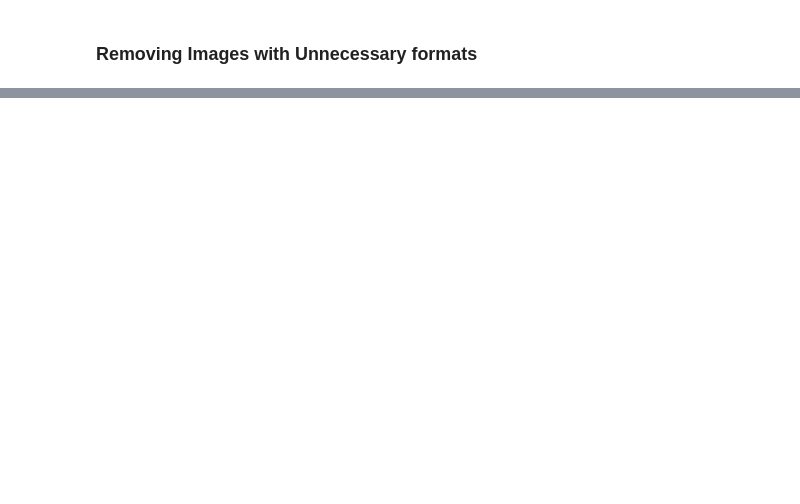
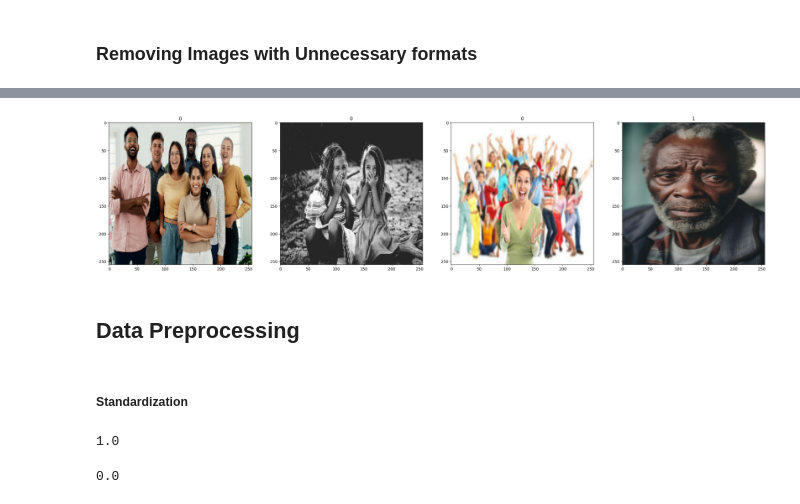
Before and after one commit to sineshawl/Simple-Image-Classifier-Using-Deep-Learning, a Jupyter notebook: image-classifier.ipynb, the cells around one changed output, grey strips where cells are left out. Drawn from its saved outputs; the diff is of its cells as text; code cells hidden in the pictures; blank space fills up the shorter version.

```diff
--- a/image-classifier.ipynb
+++ b/image-classifier.ipynb
@@ -59,0 +53,13 @@ data_path
+# %%
+fig, ax=plt.subplots(ncols=4, figsize=(30,30))
+
+for index, img in enumerate(batch[0][:4]):
+    ax[index].imshow(img.astype(int))
+    ax[index].title.set_text(batch[1][index])
+# In this case 0 represent happy  and 1 represents sad
+# %% [output]
+[figure, added]
+# %% [markdown]
+## Data Preprocessing
+# %% [markdown]
+##### Standardization
@@ -59,0 +72,8 @@ data_path
+# %%
+batch2[0].max()
+# %% [output]
+1.0
+# %%
+batch2[0].min()
+# %% [output]
+0.0
```
Also changed, not shown: parts of 26 cells of this notebook.
